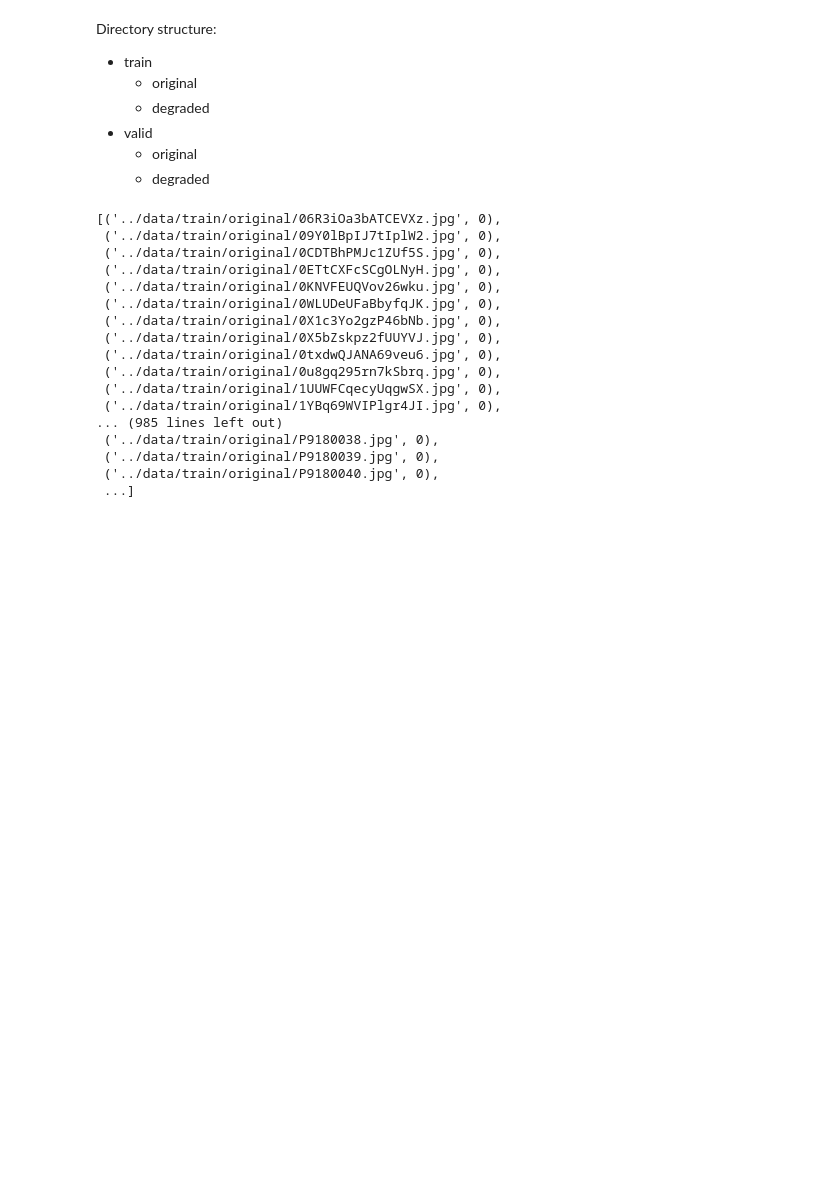
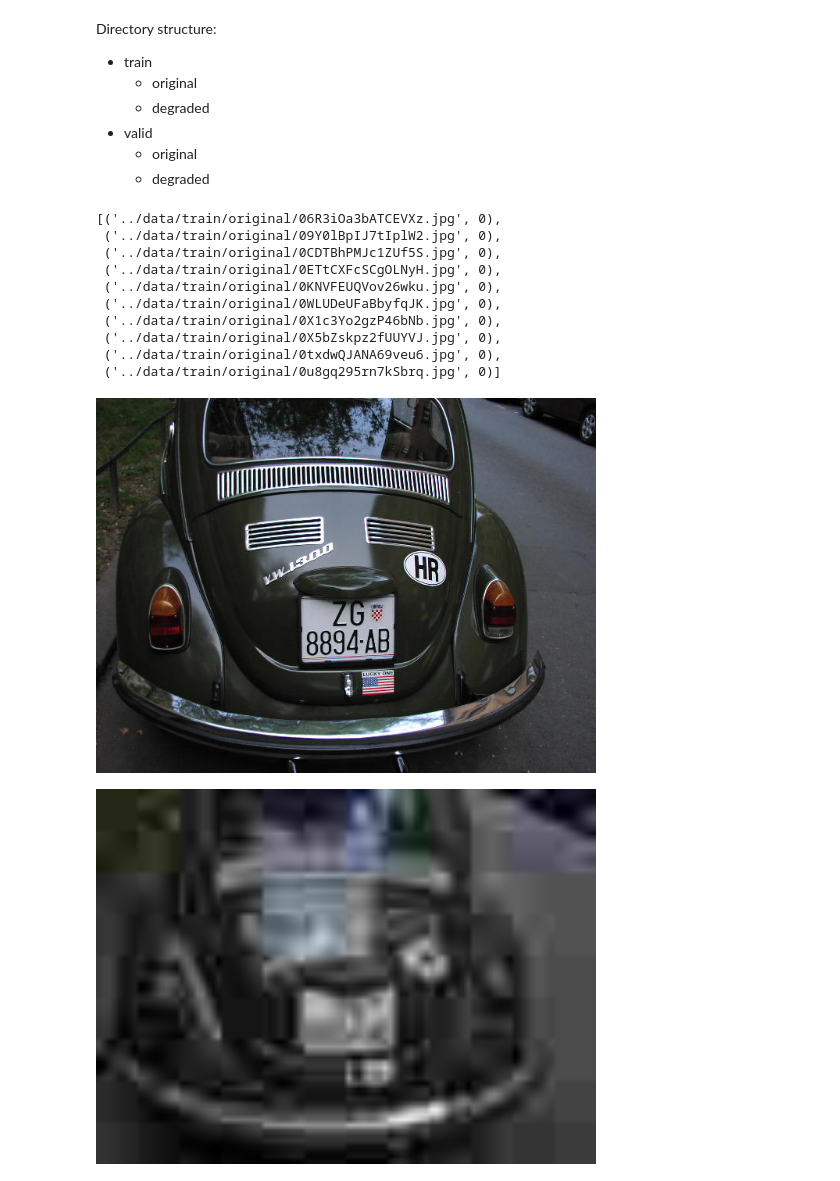
Before and after one commit to vinhowe/license-plate-super-resolution, a Jupyter notebook: notebooks/prototyping.ipynb, the cells around one changed output. Drawn from its saved outputs; the diff is of its cells as text; code cells hidden in the pictures; blank space fills up the shorter version.

```diff
--- a/notebooks/prototyping.ipynb
+++ b/notebooks/prototyping.ipynb
@@ -57,7 +62,7 @@ Directory structure:
     - original
     - degraded
 # %%
-train_set.imgs
+train_set.imgs[:10]
 # %% [output]
 [('../data/train/original/06R3iOa3bATCEVXz.jpg', 0),
  ('../data/train/original/09Y0lBpIJ7tIplW2.jpg', 0),
@@ -68,16 +73,9 @@ train_set.imgs
  ('../data/train/original/0X1c3Yo2gzP46bNb.jpg', 0),
  ('../data/train/original/0X5bZskpz2fUUYVJ.jpg', 0),
  ('../data/train/original/0txdwQJANA69veu6.jpg', 0),
- ('../data/train/original/0u8gq295rn7kSbrq.jpg', 0),
- ('../data/train/original/1UUWFCqecyUqgwSX.jpg', 0),
- ('../data/train/original/1YBq69WVIPlgr4JI.jpg', 0),
-... (985 lines left out)
- ('../data/train/original/P9180038.jpg', 0),
- ('../data/train/original/P9180039.jpg', 0),
- ('../data/train/original/P9180040.jpg', 0),
- ...]
+ ('../data/train/original/0u8gq295rn7kSbrq.jpg', 0)]
 # %%
-img_size = 200
+img_size = 96
 def degrade_image(input, i=None):
     img = Image.open(input)
     w, h = img.size
@@ -87,6 +85,16 @@ def degrade_image(input, i=None):
     w,h = img.size
     q = random.randint(10,70)
     img.save('./test-degrade.jpg', quality=q)
+# %%
+# Test things out
+max_width=500
+rand_idx = random.randint(0, len(train_set.imgs))
+degrade_image(train_set.imgs[rand_idx][0])
+display(IImage(train_set.imgs[rand_idx][0], width=max_width, height=max_width))
+display(IImage('test-degrade.jpg', width=max_width, height=max_width))
+# %% [output]
+[figure, added]
+[figure, added]
 # %% [markdown]
 **Problem: the original problem was for upscaling cropped licenses.**
 
```
Also changed, not shown: parts of 10 cells of this notebook.
